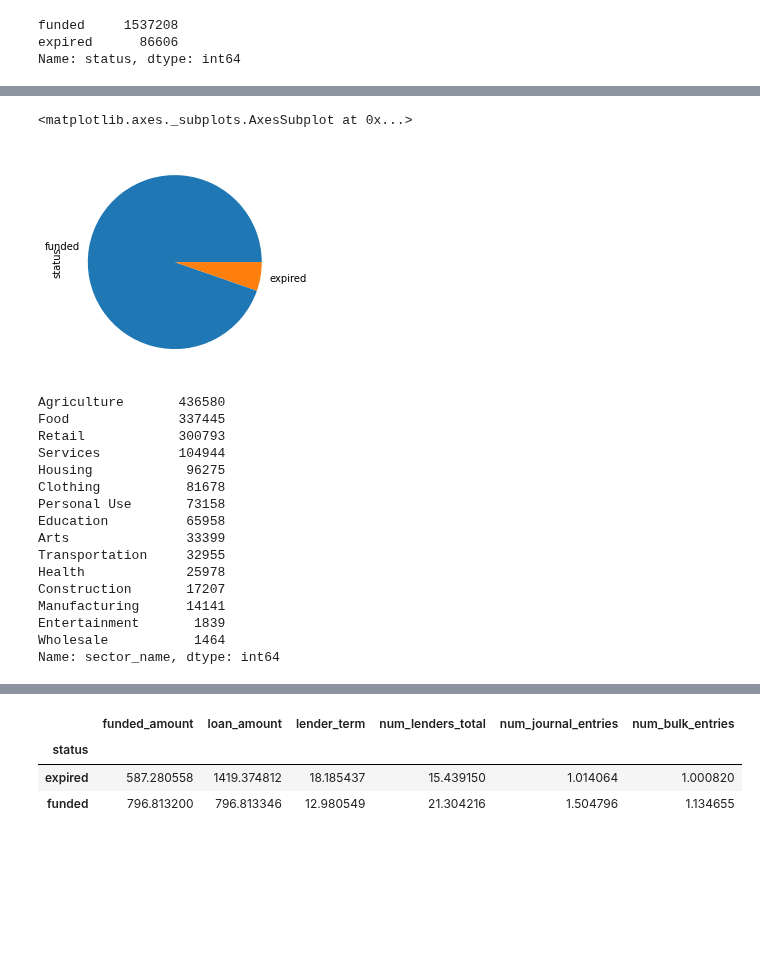
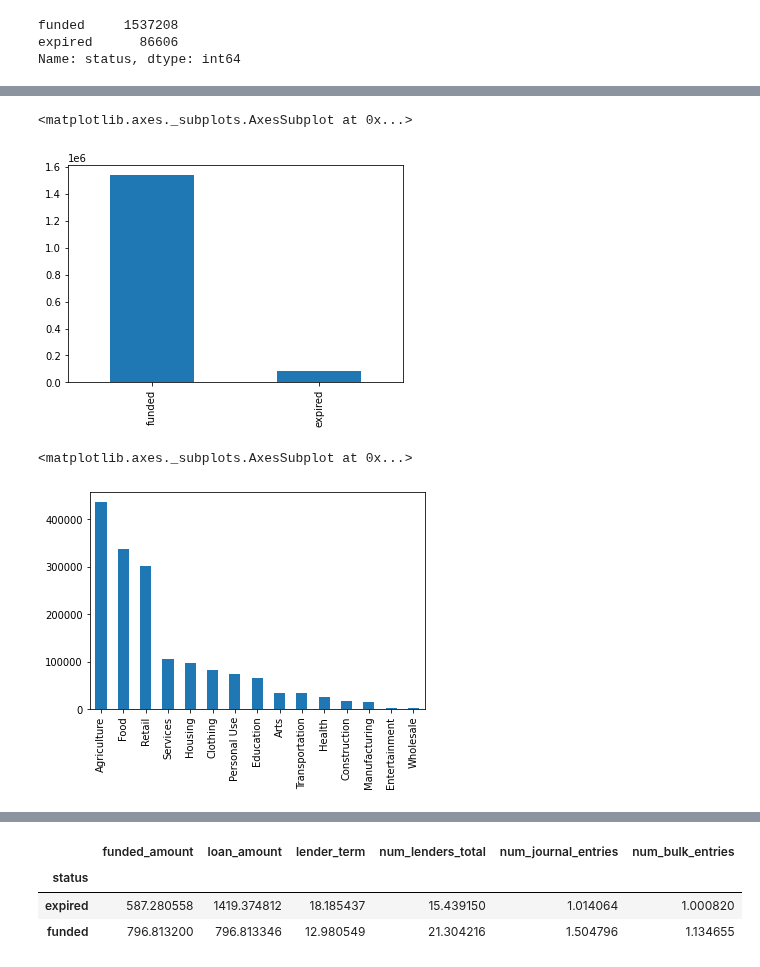
Before and after one commit to tantiboro/vaki, a Jupyter notebook: kiva_predict.ipynb, the cells around one changed output, grey strips where cells are left out. Drawn from its saved outputs; the diff is of its cells as text; code cells hidden in the pictures; blank space fills up the shorter version.

```diff
--- a/kiva_predict.ipynb
+++ b/kiva_predict.ipynb
@@ -193,26 +152,12 @@ dat.head(1)
 |  | description_translated | funded_amount | loan_amount | status | activity_name | sector_name | loan_use | ... |
 | 1 | Rosa works hard to support her fa... | 125.0 | 125.0 | funded | General Store | Retail | to buy more groceries to sell in ... | ... |
 # %%
-dat['status'].value_counts().plot(kind='pie')
+dat['status'].value_counts().plot(kind='bar')
 # %% [output]
 <matplotlib.axes._subplots.AxesSubplot at 0x...>
-[figure, old version]
+[figure, new version]
 # %%
-dat['sector_name'].value_counts()
+dat['sector_name'].value_counts().plot(kind='bar')
 # %% [output]
-Agriculture       436580
-Food              337445
-Retail            300793
-Services          104944
-Housing            96275
-Clothing           81678
-Personal Use       73158
-Education          65958
-Arts               33399
-Transportation     32955
-Health             25978
-Construction       17207
-Manufacturing      14141
-Entertainment       1839
-Wholesale           1464
-Name: sector_name, dtype: int64
+<matplotlib.axes._subplots.AxesSubplot at 0x...>
+[figure, added]
```
Also changed, not shown: parts of 97 cells of this notebook.
